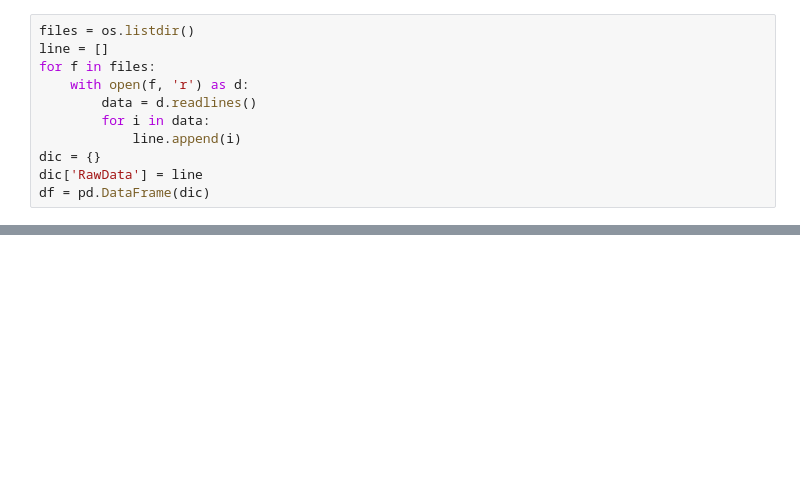
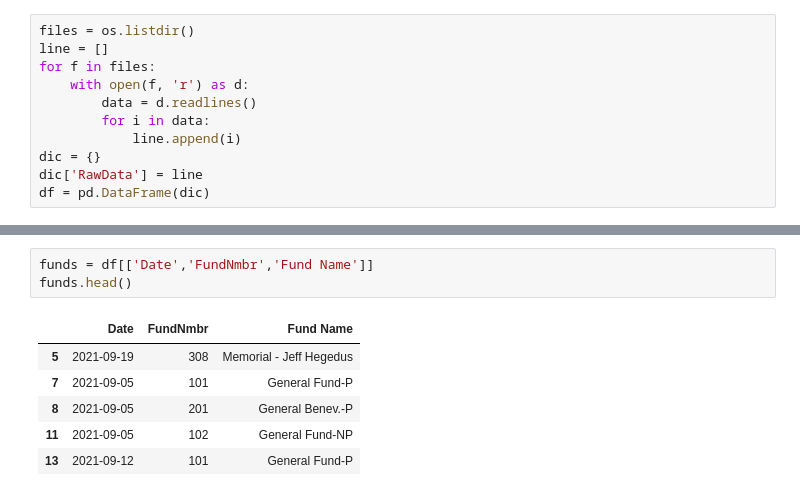
Before and after one commit to kswalter1128/FIN654, a Jupyter notebook: ChurchReport.ipynb, the cells around one changed output, grey strips where cells are left out. Drawn from its saved outputs; the diff is of its cells as text; blank space fills up the shorter version.

```diff
--- a/ChurchReport.ipynb
+++ b/ChurchReport.ipynb
@@ -77,0 +100,10 @@ df.head()
+# %%
+funds = df[['Date','FundNmbr','Fund Name']]
+funds.head()
+# %% [output]
+|  | Date | FundNmbr | Fund Name |
+| 5 | 2021-09-19 | 308 | Memorial - Jeff Hegedus |
+| 7 | 2021-09-05 | 101 | General Fund-P |
+| 8 | 2021-09-05 | 201 | General Benev.-P |
+| 11 | 2021-09-05 | 102 | General Fund-NP |
+| 13 | 2021-09-12 | 101 | General Fund-P |
```
Also changed, not shown: parts of 7 cells of this notebook.
